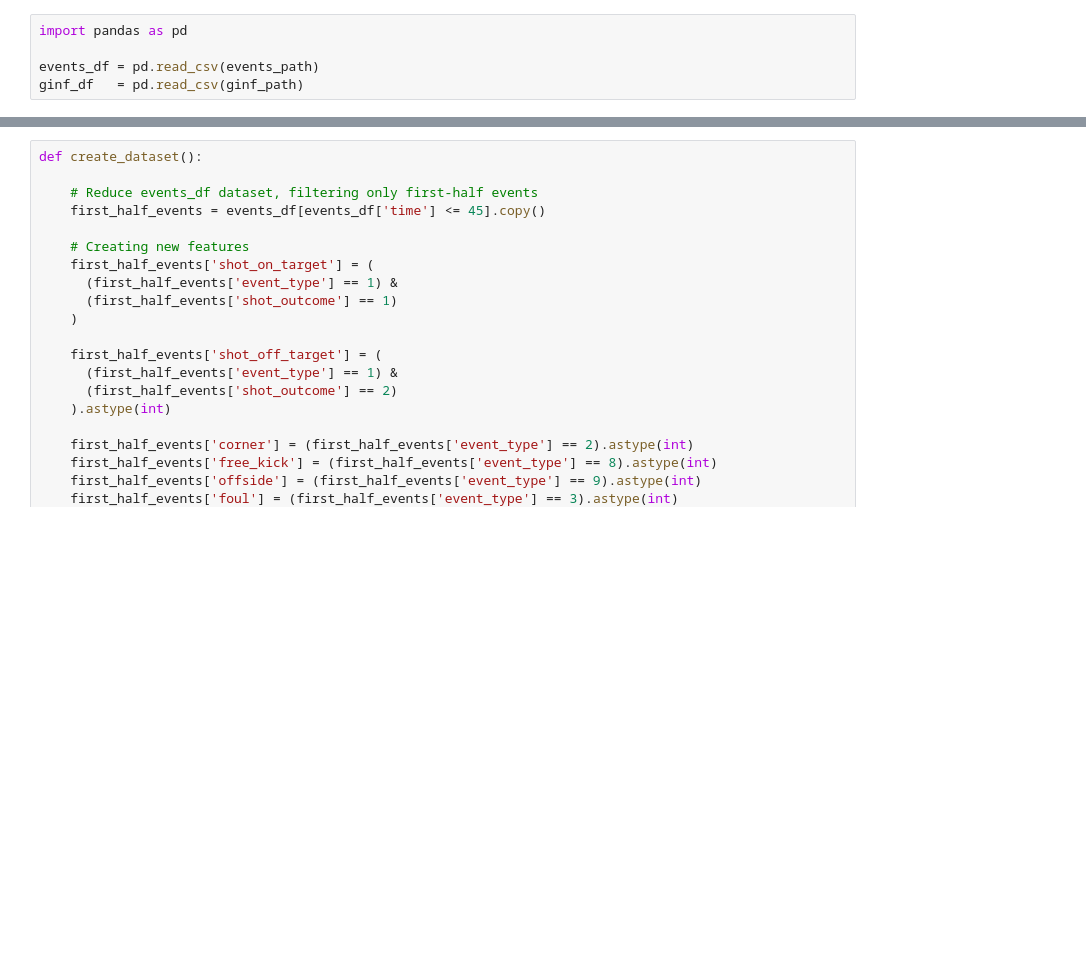
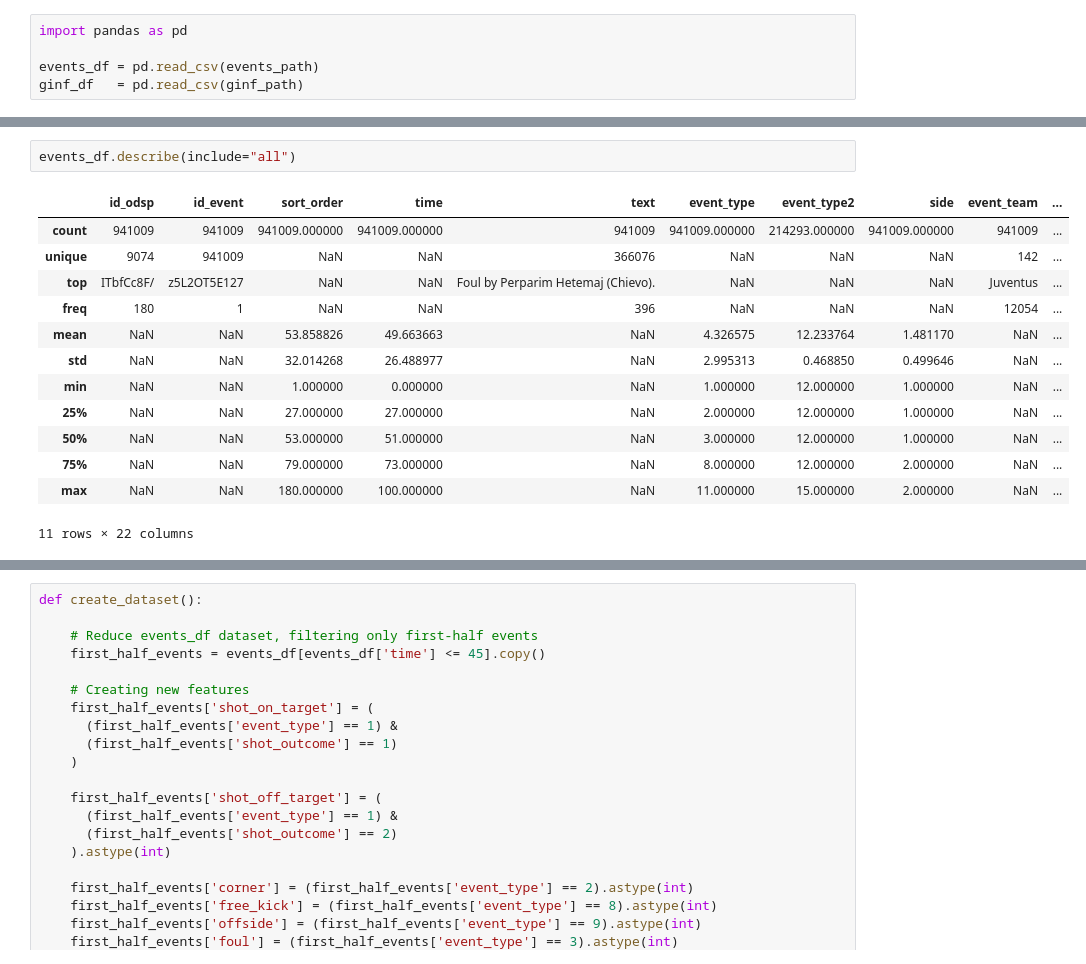
Before and after one commit to gabbosanti/machine-learning-assignment, a Jupyter notebook: assignement.ipynb, the cells around one changed output, grey strips where cells are left out. Cells and saved outputs as stored; diff of their text form; blank space fills up the shorter version.

```diff
--- a/assignement.ipynb
+++ b/assignement.ipynb
@@ -36,0 +74,16 @@ ginf_df   = pd.read_csv(ginf_path)
+# %%
+events_df.describe(include="all")
+# %% [output]
+|  | id_odsp | id_event | sort_order | time | text | event_type | event_type2 | side | event_team | ... |
+| count | 941009 | 941009 | 941009.000000 | 941009.000000 | 941009 | 941009.000000 | 214293.000000 | 941009.000000 | 941009 | ... |
+| unique | 9074 | 941009 | NaN | NaN | 366076 | NaN | NaN | NaN | 142 | ... |
+| top | ITbfCc8F/ | z5L2OT5E127 | NaN | NaN | Foul by Perparim Hetemaj (Chievo). | NaN | NaN | NaN | Juventus | ... |
+| freq | 180 | 1 | NaN | NaN | 396 | NaN | NaN | NaN | 12054 | ... |
+| mean | NaN | NaN | 53.858826 | 49.663663 | NaN | 4.326575 | 12.233764 | 1.481170 | NaN | ... |
+| std | NaN | NaN | 32.014268 | 26.488977 | NaN | 2.995313 | 0.468850 | 0.499646 | NaN | ... |
+| min | NaN | NaN | 1.000000 | 0.000000 | NaN | 1.000000 | 12.000000 | 1.000000 | NaN | ... |
+| 25% | NaN | NaN | 27.000000 | 27.000000 | NaN | 2.000000 | 12.000000 | 1.000000 | NaN | ... |
+| 50% | NaN | NaN | 53.000000 | 51.000000 | NaN | 3.000000 | 12.000000 | 1.000000 | NaN | ... |
+| 75% | NaN | NaN | 79.000000 | 73.000000 | NaN | 8.000000 | 12.000000 | 2.000000 | NaN | ... |
+| max | NaN | NaN | 180.000000 | 100.000000 | NaN | 11.000000 | 15.000000 | 2.000000 | NaN | ... |
+11 rows × 22 columns
```
Also changed, not shown: parts of 25 cells of this notebook.
